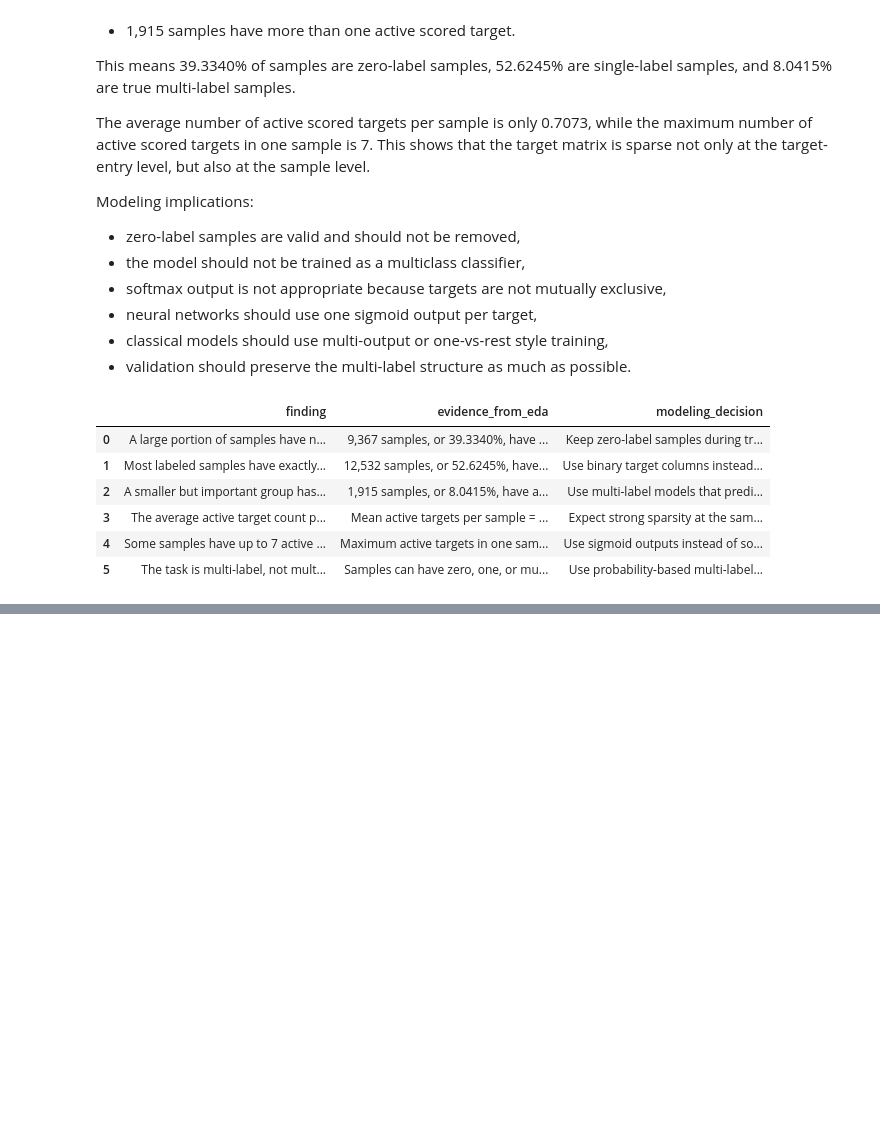
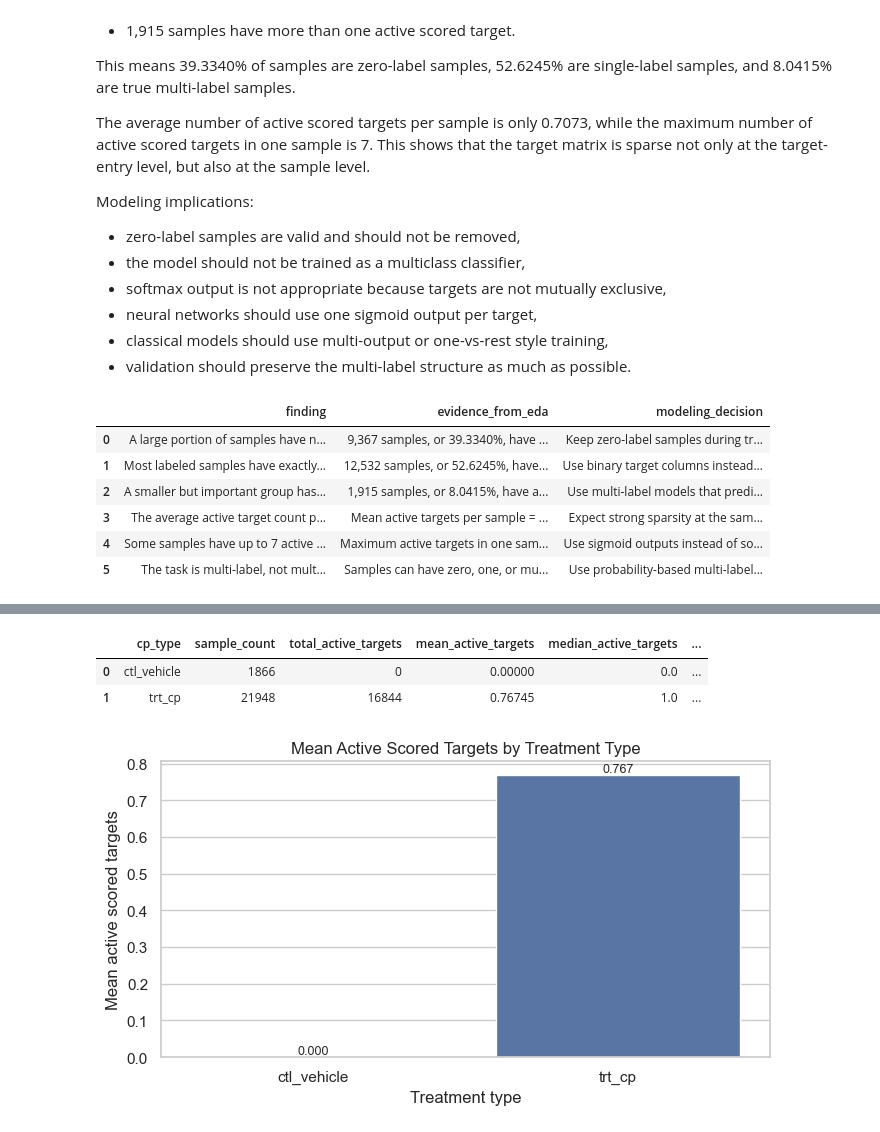
Before and after one commit to kawsar07ahmmed0712-rgb/moa-prediction-drug-response, a Jupyter notebook: notebooks/02_eda.ipynb, the cells around one changed output, grey strips where cells are left out. Saved outputs shown, nothing was run; the diff lists cells and outputs as text; code cells hidden in the pictures; blank space fills up the shorter version.

Commit message:
3.4 : Target Activity Under Experimental conditions

```diff
--- a/notebooks/02_eda.ipynb
+++ b/notebooks/02_eda.ipynb
@@ -1222,0 +1290,47 @@ sample_label_insight_table
+# %%
+cp_type_target_activity = (
+    target_activity_metadata
+    .groupby("cp_type")
+    .agg(
+        sample_count=(ID_COL, "count"),
+        total_active_targets=("active_target_count", "sum"),
+        mean_active_targets=("active_target_count", "mean"),
+        median_active_targets=("active_target_count", "median"),
+        max_active_targets=("active_target_count", "max")
+    )
+    .reset_index()
+)
+
+cp_type_target_activity
+# %% [output]
+|  | cp_type | sample_count | total_active_targets | mean_active_targets | median_active_targets | ... |
+| 0 | ctl_vehicle | 1866 | 0 | 0.00000 | 0.0 | ... |
+| 1 | trt_cp | 21948 | 16844 | 0.76745 | 1.0 | ... |
+# %%
+plt.figure(figsize=(7, 4))
+
+sns.barplot(
+    data=cp_type_target_activity,
+    x="cp_type",
+    y="mean_active_targets"
+)
+
+plt.title("Mean Active Scored Targets by Treatment Type")
+plt.xlabel("Treatment type")
+plt.ylabel("Mean active scored targets")
+
+for index, row in cp_type_target_activity.iterrows():
+    plt.text(
+        index,
+        row["mean_active_targets"],
+        f'{row["mean_active_targets"]:.3f}',
+        ha="center",
+        va="bottom",
+        fontsize=9
+    )
+
+plt.tight_layout()
+plt.savefig(FIGURE_DIR / "section_3_4_target_activity_by_cp_type.png", dpi=300, bbox_inches="tight")
+plt.show()
+# %% [output]
+[figure, added]
```
Also changed, not shown: parts of 15 cells of this notebook.
